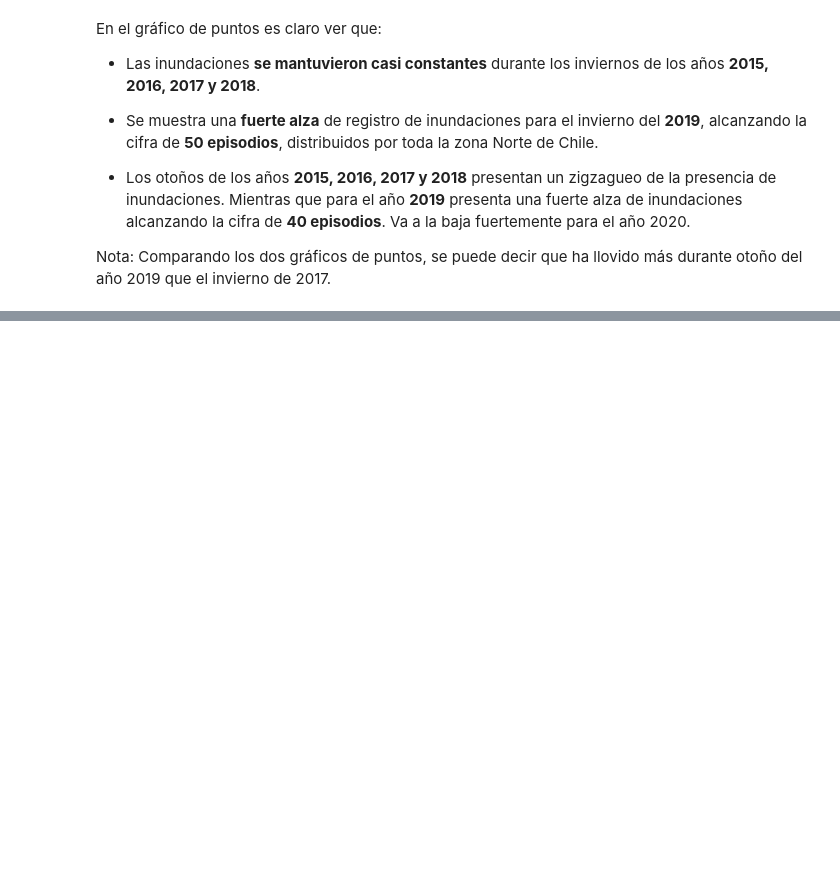
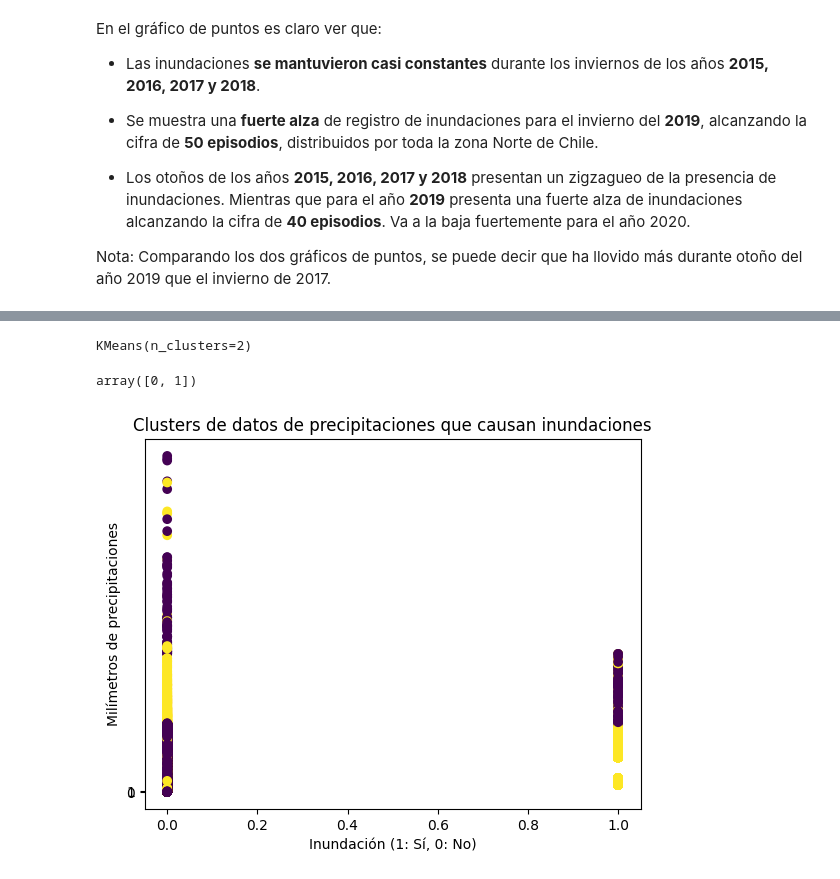
Before and after one commit to chernandezrojas1991/project-2-ml-precipitation-by-day-chile, a Jupyter notebook: project_2_ml_precipitation_by_day.ipynb, the cells around one changed output, grey strips where cells are left out. Cells and saved outputs as stored; diff of their text form; code cells hidden in the pictures; blank space fills up the shorter version.

```diff
--- a/project_2_ml_precipitation_by_day.ipynb
+++ b/project_2_ml_precipitation_by_day.ipynb
@@ -478,0 +582,6 @@ Nota: Comparando los dos gráficos de puntos, se puede decir que ha llovido más
+# %%
+#Escalar datos
+# Instantiate Standard Scaler
+scaler = StandardScaler()
+# Fit & transform data.
+scaled_df = scaler.fit_transform(df_precip_clean)
@@ -478,0 +608,20 @@ Nota: Comparando los dos gráficos de puntos, se puede decir que ha llovido más
+# %%
+kmeans = KMeans(n_clusters = 2)
+kmeans.fit(scaled_df)
+# %% [output]
+KMeans(n_clusters=2)
+# %%
+df_precip_clean['inundacion'].unique()
+# %% [output]
+array([0, 1])
+# %%
+# Save the cluster labels to the dataframe
+df_precip_clean['cluster'] = kmeans.labels_
+# Visualize the clusters
+plt.scatter(df_precip_clean['inundacion'], df_precip_clean['mediciones'], c = df_precip_clean['cluster'])
+plt.xlabel('Inundación (1: Sí, 0: No)')
+plt.ylabel('Milímetros de precipitaciones')
+plt.yticks([0, 1])
+plt.title('Clusters de datos de precipitaciones que causan inundaciones');
+# %% [output]
+[figure, added]
```
Also changed, not shown: parts of 28 cells of this notebook.
